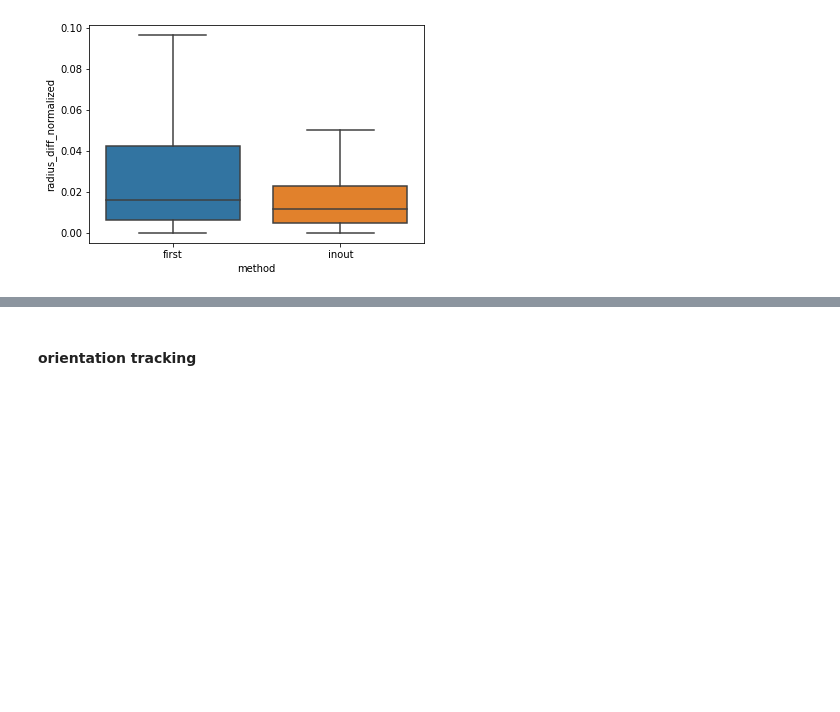
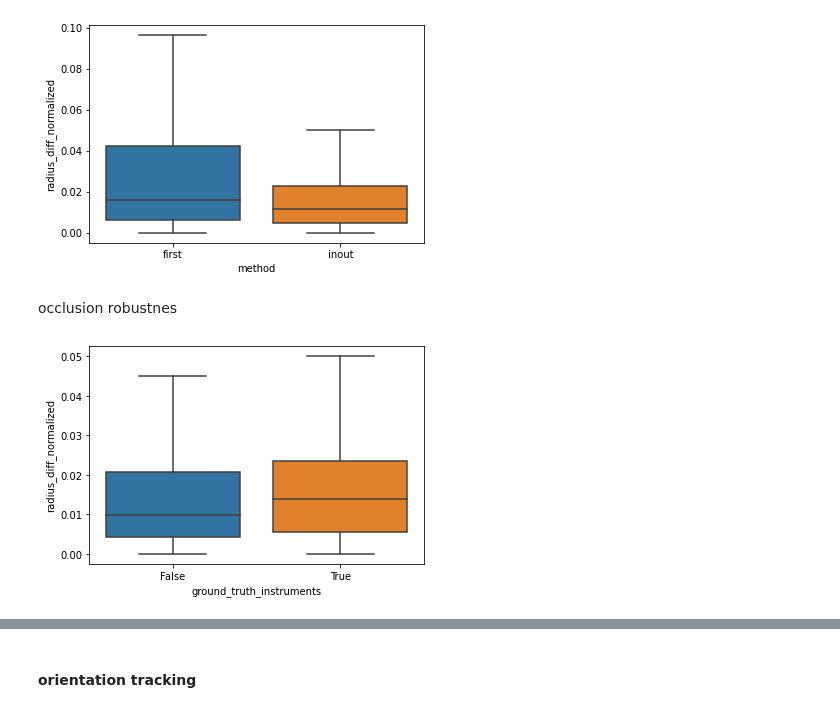
Before and after one commit to Custom-Surgical-GmbH/Cataract-Surgery-Training-Explorations, a Jupyter notebook: opencv_explorations/quantitative_evaluation.ipynb, the cells around one changed output, grey strips where cells are left out. Drawn from its saved outputs; the diff is of its cells as text; code cells hidden in the pictures; blank space fills up the shorter version.

```diff
--- a/opencv_explorations/quantitative_evaluation.ipynb
+++ b/opencv_explorations/quantitative_evaluation.ipynb
@@ -292,6 +279,7 @@ ground_truth_orientations = [
     get_orientation(ground_truth_circles[i], ground_truth_zero_points[i])
     for i in range(len(circles_first))
 ]
+ground_truth_instruments = ground_truth_instruments[:len(circles_first)]
 # %%
 circles_first = numpy_array_robust(circles_first)
 circles_inout = numpy_array_robust(circles_inout)
@@ -318,6 +306,8 @@ df = pd.DataFrame({
     'centration_normalized': centration_first_normalized.tolist() + centration_inout_normalized.tolist(),
     'radius_diff': radius_diff_first.tolist() + radius_diff_inout.tolist(),
     'radius_diff_normalized': radius_diff_first_normalized.tolist() + radius_diff_inout_normalized.tolist(),
+    'ground_truth_instruments': ground_truth_instruments.tolist()*2,
+    'center_offset': np.concatenate((circles_first[:,:2] - ground_truth_circles[:,:2], circles_inout[:,:2] - ground_truth_circles[:,:2])).tolist()
 })
 # %%
 ax = sns.boxplot(x='method', y='centration_normalized', showfliers=False, data=df)
@@ -329,3 +319,13 @@ ax = sns.boxplot(x='method', y='radius_diff_normalized', showfliers=False, data=
 plt.savefig('b.pdf')
 # %% [output]
 [figure]
+# %% [markdown]
+occlusion robustnes
+# %%
+df_inout = df[df.method == 'inout']
+df_inout = df_inout.astype({'ground_truth_instruments': 'str'})
+
+ax = sns.boxplot(x='ground_truth_instruments', y='radius_diff_normalized', showfliers=False, data=df_inout)
+plt.savefig('c.pdf')
+# %% [output]
+[figure, added]
```
Also changed, not shown: parts of 24 cells of this notebook.
